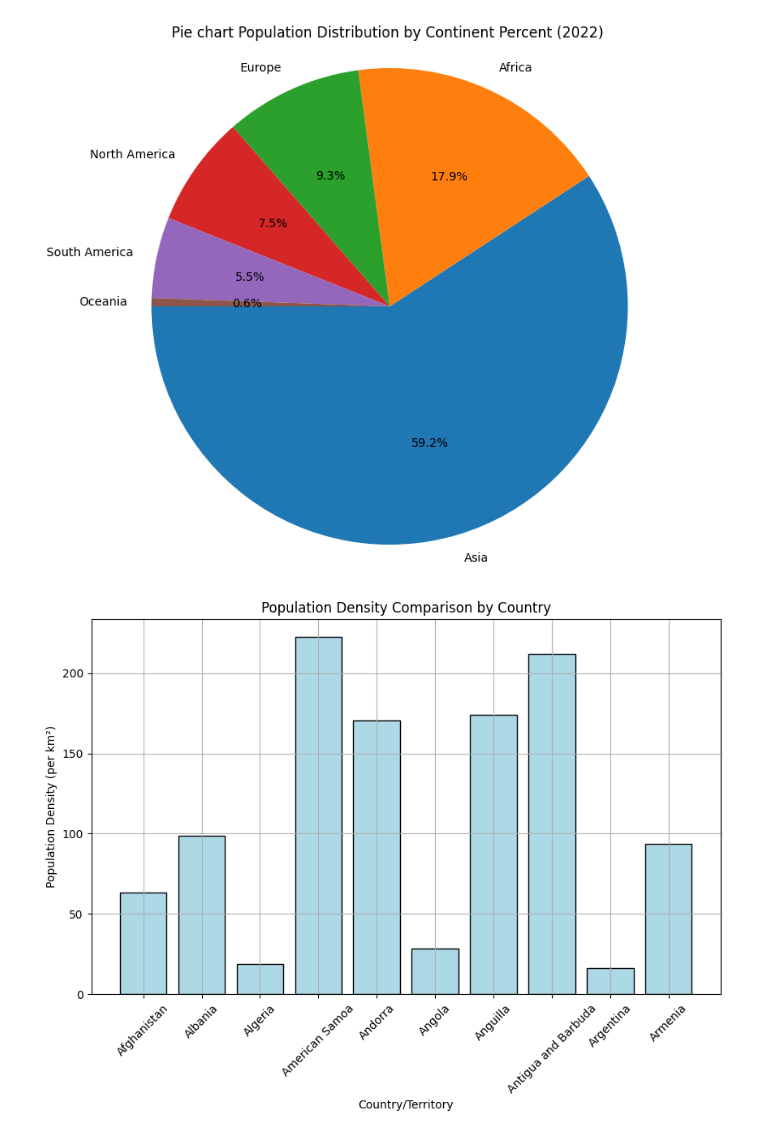
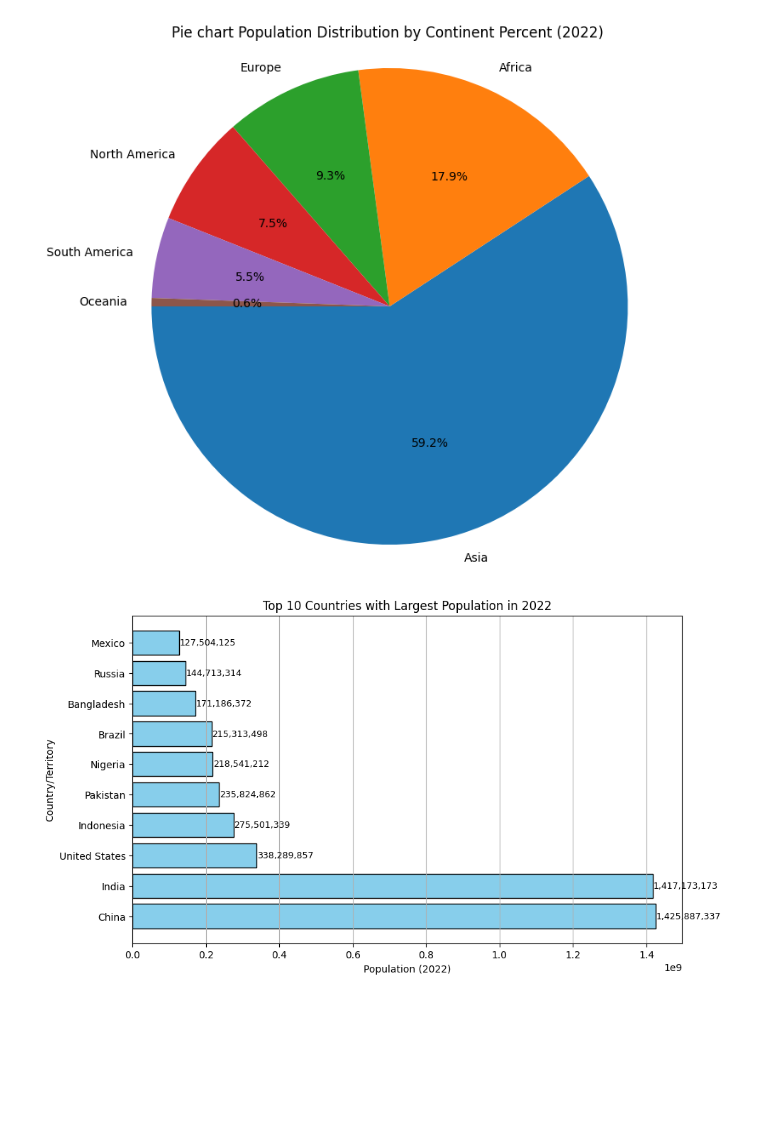
Before and after one commit to Deyonrose/labexercises, a Jupyter notebook: 2348513_rm_eda.ipynb, the cells around one changed output. Drawn from its saved outputs; the diff is of its cells as text; code cells hidden in the pictures; blank space fills up the shorter version.

```diff
--- a/2348513_rm_eda.ipynb
+++ b/2348513_rm_eda.ipynb
@@ -122,16 +143,23 @@ plt.title("Pie chart Population Distribution by Continent Percent (2022) ")
 plt.show()
 # %% [output]
 [figure]
-# %%
-x = df['Country/Territory'].head(10)
-y = df['Density (per km²)'].head(10)
-plt.figure(figsize=(10, 6))
-plt.bar(x, y, color='lightblue', edgecolor='black')
-plt.xlabel('Country/Territory')
-plt.ylabel('Population Density (per km²)')
-plt.title('Population Density Comparison by Country')
-plt.xticks(rotation=45)
-plt.grid(True)
-plt.show()
-# %% [output]
-[figure, removed]
+# %%
+# Plotting a horizontal bar chart to show the top 10 countries with the largest population in 2022
+top_5_population = df.nlargest(10, '2022 Population')
+
+plt.figure(figsize=(10, 6))
+bars = plt.barh(top_5_population['Country/Territory'], top_5_population['2022 Population'], color='skyblue', edgecolor='black')
+
+plt.xlabel('Population (2022)')
+plt.ylabel('Country/Territory')
+plt.title('Top 10 Countries with Largest Population in 2022')
+plt.grid(axis='x')
+
+# Adding data labels on the bars
+for bar in bars:
+    width = bar.get_width()
+    plt.text(width + 1000000, bar.get_y() + bar.get_height() / 2, f'{width:,}', ha='left', va='center', fontsize=9)
+
+plt.show()
+# %% [output]
+[figure, added]
```
Also changed, not shown: parts of 15 cells of this notebook.
